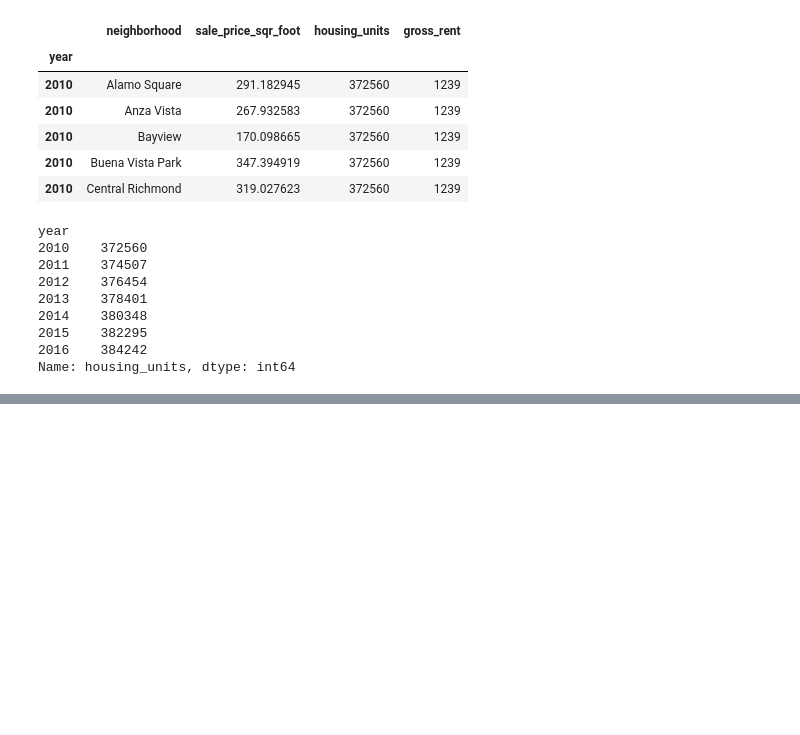
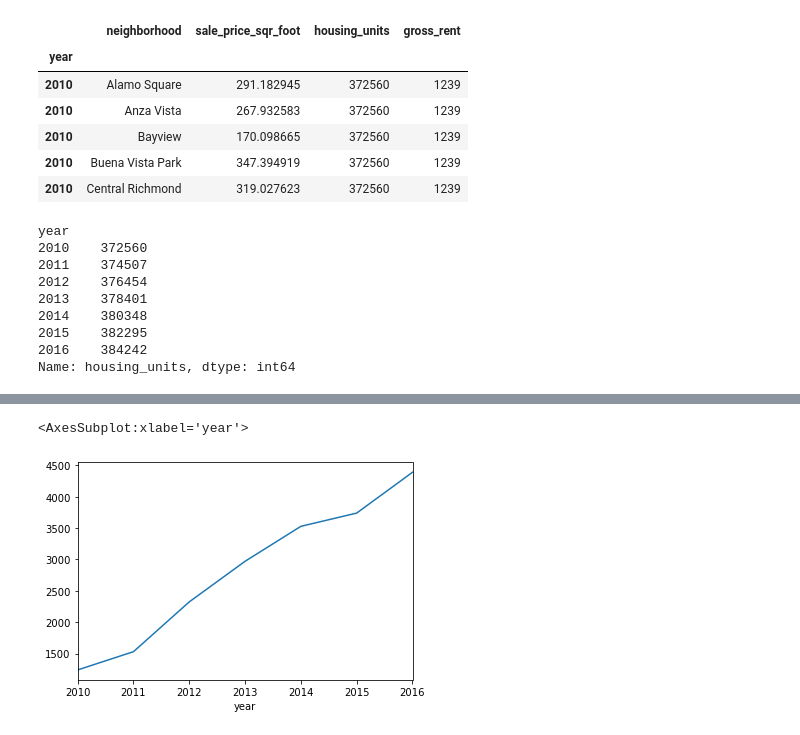
Before and after one commit to campbell8081/Unit06-PyVizHW, a Jupyter notebook: Rental_Analysis.ipynb, the cells around one changed output, grey strips where cells are left out. Drawn from its saved outputs; the diff is of its cells as text; code cells hidden in the pictures; blank space fills up the shorter version.

```diff
--- a/Rental_Analysis.ipynb
+++ b/Rental_Analysis.ipynb
@@ -63,5 +63,9 @@ avg_price_sqr_ft = (sfo_data.groupby('year')['sale_price_sqr_foot'])
 # %%
 # Plot the Average Gross Rent per Year as a Line Chart
+avg_gross_rent.plot()
+# %% [output]
+<AxesSubplot:xlabel='year'>
+[figure, added]
 # %%
 ## Average Sales Price per Year
 # %%
```
Also changed, not shown: parts of 1 cell of this notebook.
